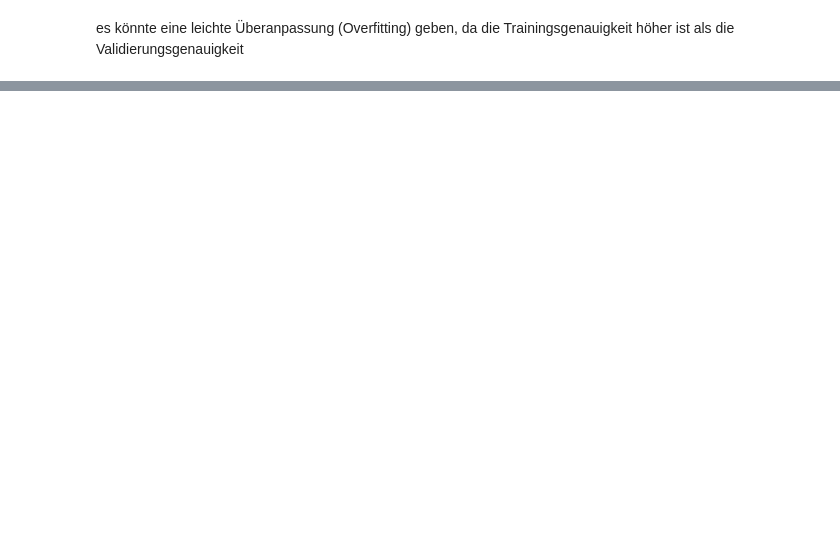
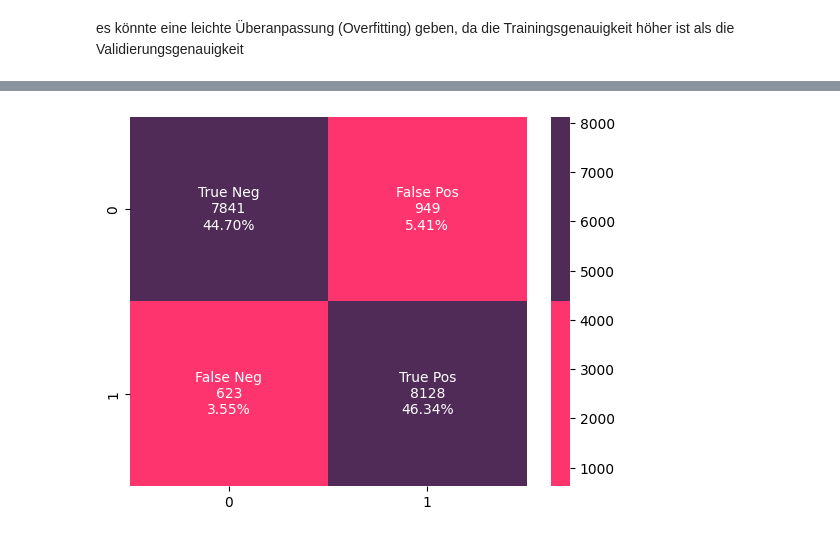
Before and after one commit to OltiGashi2003/banking_main, a Jupyter notebook: banking_main.ipynb, the cells around one changed output, grey strips where cells are left out. Saved outputs shown, nothing was run; the diff lists cells and outputs as text; code cells hidden in the pictures; blank space fills up the shorter version.

```diff
--- a/banking_main.ipynb
+++ b/banking_main.ipynb
@@ -681,3 +683,7 @@ Ensemble Accuracy: 0.9132888660851719
+# %%
+model_evaluation(ensemble_model, X_test, y_test)
+# %% [output]
+[figure, added]
 # %%
 plot_roc_curve(y_test, ensemble_predictions)
 # %% [output]
```
Also changed, not shown: parts of 17 cells of this notebook.
